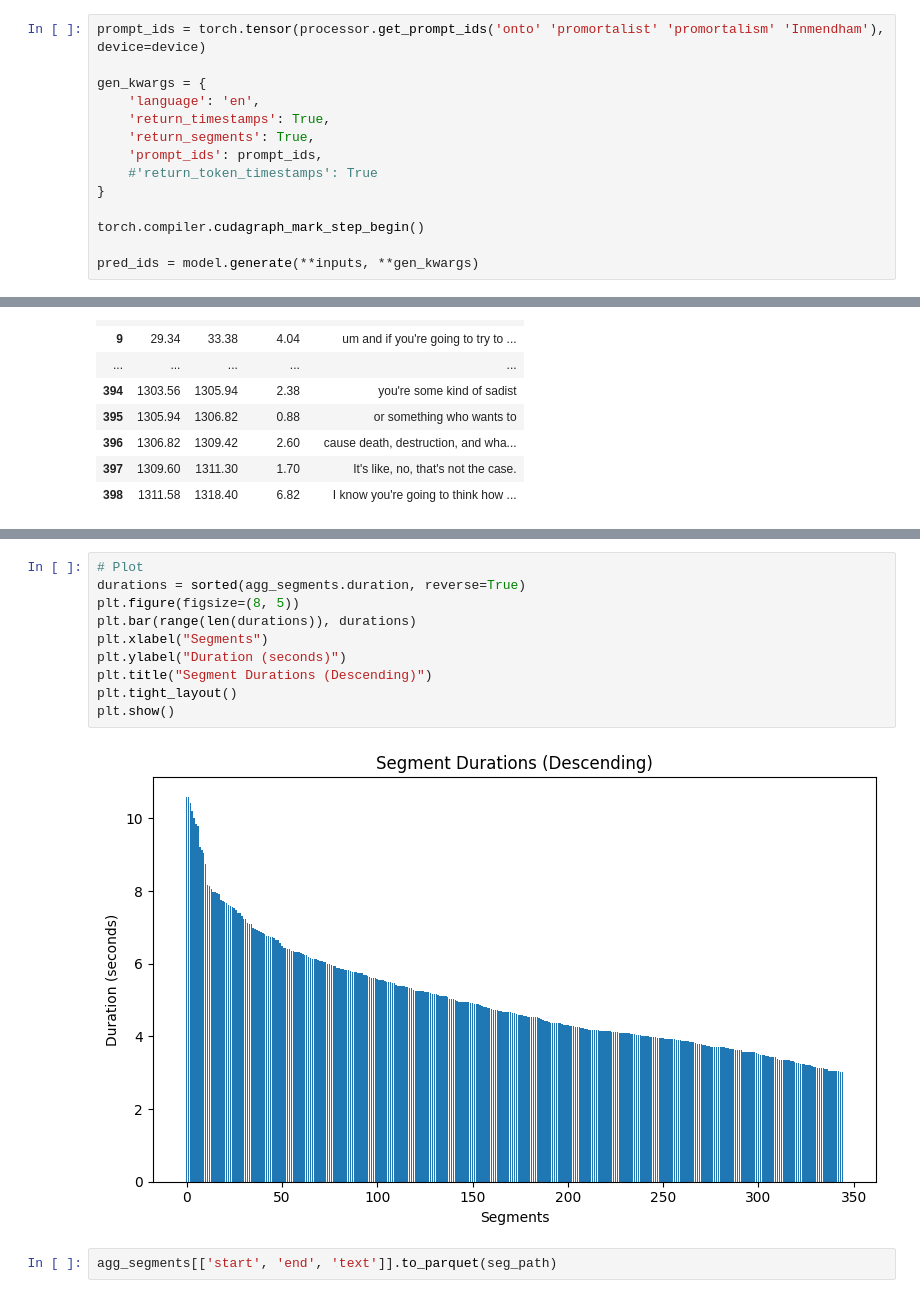
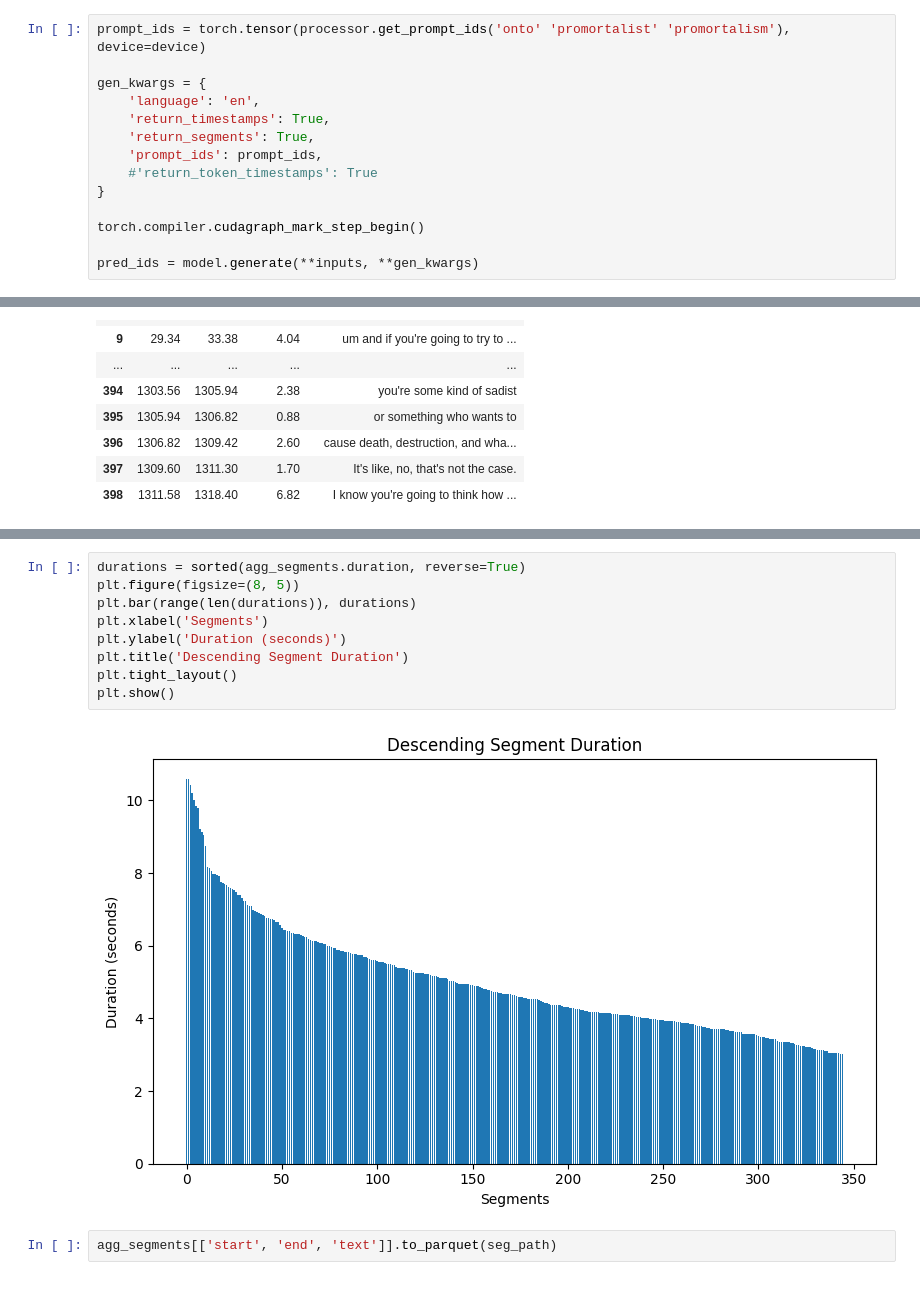
Before and after one commit to frammenti/counter-radicalize, a Jupyter notebook: models/whisper-segment.ipynb, the cells around one changed output, grey strips where cells are left out. Cells and saved outputs as stored; diff of their text form.

```diff
--- a/models/whisper-segment.ipynb
+++ b/models/whisper-segment.ipynb
@@ -76,7 +73,7 @@ inputs = processor(
 )
 inputs = inputs.to(device, dtype=torch_dtype)
 # %%
-prompt_ids = torch.tensor(processor.get_prompt_ids('onto' 'promortalist' 'promortalism' 'Inmendham'), device=device)
+prompt_ids = torch.tensor(processor.get_prompt_ids('onto' 'promortalist' 'promortalism'), device=device)
 
 gen_kwargs = {
     'language': 'en',
@@ -172,16 +153,15 @@ agg_segments
 | 343 | 1810.92 | 1814.02 | 3.10 | if they hear this argument and th... |
 | 344 | 1814.02 | 1818.68 | 4.66 | dishonest basically because again... |
 # %%
-# Plot
 durations = sorted(agg_segments.duration, reverse=True)
 plt.figure(figsize=(8, 5))
 plt.bar(range(len(durations)), durations)
-plt.xlabel("Segments")
-plt.ylabel("Duration (seconds)")
-plt.title("Segment Durations (Descending)")
+plt.xlabel('Segments')
+plt.ylabel('Duration (seconds)')
+plt.title('Descending Segment Duration')
 plt.tight_layout()
 plt.show()
 # %% [output]
-[figure, old version]
+[figure, new version]
 # %%
 agg_segments[['start', 'end', 'text']].to_parquet(seg_path)
```
Also changed, not shown: parts of 9 cells of this notebook, 7 other files.
